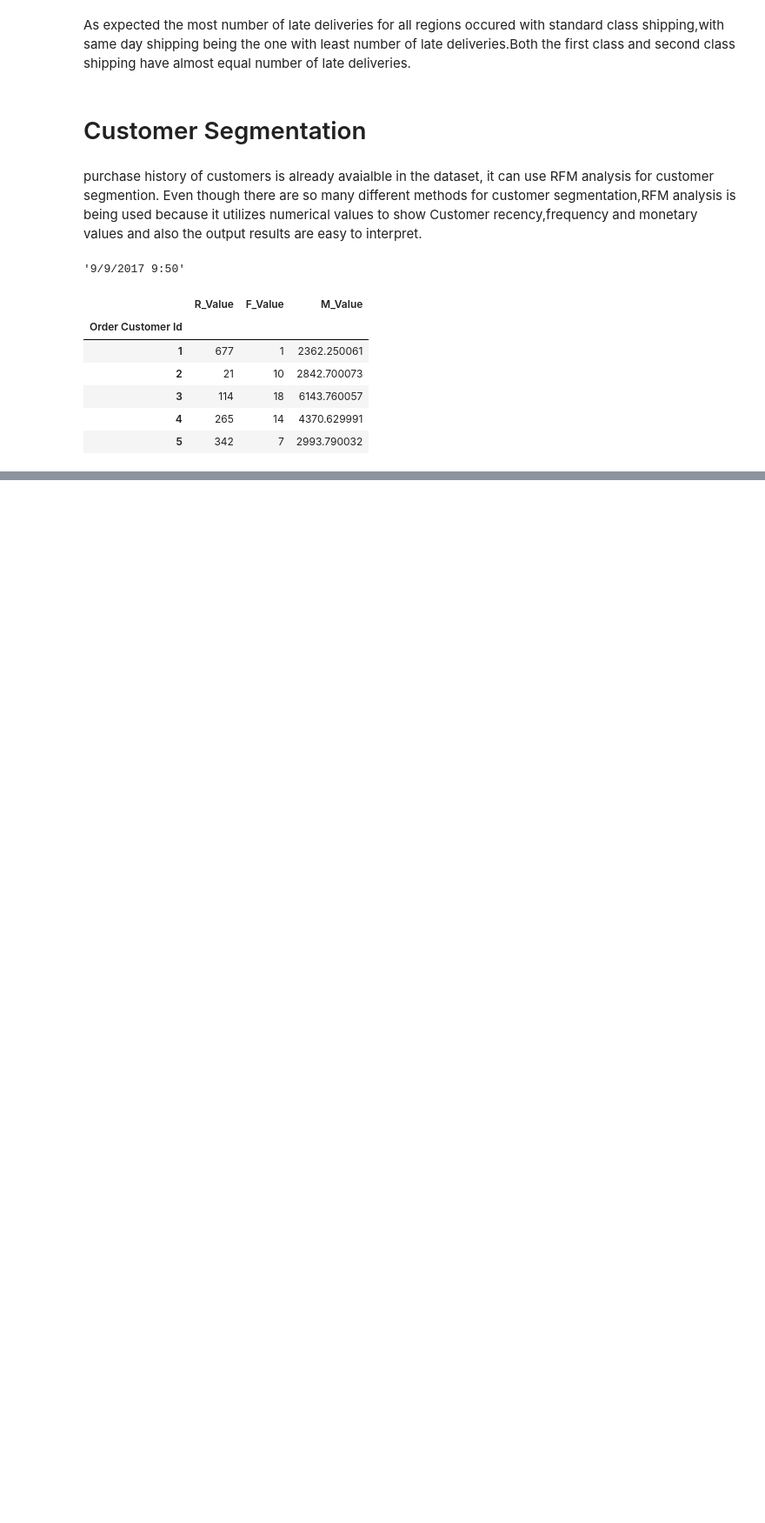
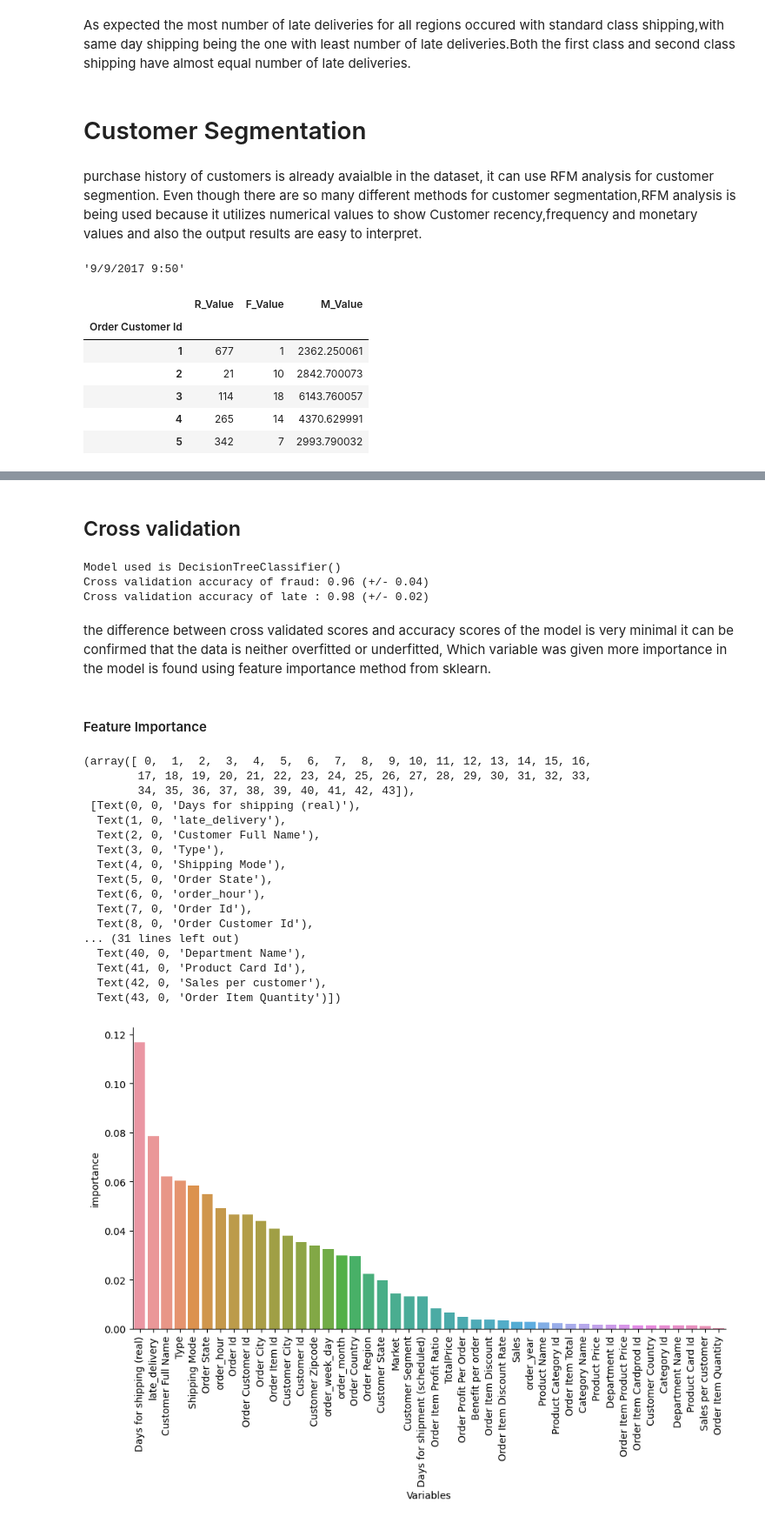
Before and after one commit to YannSko/Portfollio, a Jupyter notebook: Analysis Marketting/Supply_demand/Data&co/Data&Co.ipynb, the cells around one changed output, grey strips where cells are left out. Shown at 87% size. Saved outputs shown, nothing was run; the diff lists cells and outputs as text; code cells hidden in the pictures; blank space fills up the shorter version.

```diff
--- a/Analysis Marketting/Supply_demand/Data&co/Data&Co.ipynb
+++ b/Analysis Marketting/Supply_demand/Data&co/Data&Co.ipynb
@@ -438,0 +643,6 @@ Customer_seg.head()
+# %%
+train_data['fraud'] = np.where(train_data['Order Status'] == 'SUSPECTED_FRAUD', 1, 0)
+train_data['late_delivery']=np.where(train_data['Delivery Status'] == 'Late delivery', 1, 0)
+# %%
+#Dropping columns with repeated values
+train_data.drop(['Delivery Status','Late_delivery_risk','Order Status','order_month_year','order date (DateOrders)'], axis=1, inplace=True)
@@ -438,0 +706,13 @@ Customer_seg.head()
+# %%
+#All columns expect fraud
+xf=train_data.loc[:, train_data.columns != 'fraud']
+#Only fraud column
+yf=train_data['fraud']
+#Splitting the data into two parts in which 80% data will be used for training the model and 20% for testing
+xf_train, xf_test,yf_train,yf_test = train_test_split(xf,yf,test_size = 0.2,random_state = 42)
+#All columns expect fraud
+xl=train_data.loc[:, train_data.columns != 'late_delivery']
+#Only fraud column
+yl=train_data['late_delivery']
+#Splitting the data into two parts in which 80% data will be used for training the model and 20% for testing
+xl_train, xl_test,yl_train,yl_test = train_test_split(xl,yl,test_size = 0.2, random_state = 42)
@@ -438,0 +926,4 @@ Customer_seg.head()
+# %%
+model_f = tree.DecisionTreeClassifier()
+model_l = tree.DecisionTreeClassifier()
+classifiermodel(model_f,model_l,xf_train, xf_test,yf_train,yf_test,xl_train, xl_test,yl_train,yl_test)
@@ -438,0 +985,2 @@ Customer_seg.head()
+# %% [markdown]
+## Cross validation
@@ -438,0 +997,35 @@ Customer_seg.head()
+# %%
+cross_validation_model(model_f,model_l,xf,yf,xl,yl)
+# %% [output]
+Model used is DecisionTreeClassifier()
+Cross validation accuracy of fraud: 0.96 (+/- 0.04)
+Cross validation accuracy of late : 0.98 (+/- 0.02)
+# %% [markdown]
+the difference between cross validated scores and accuracy scores of the model is very minimal it can be confirmed that the data is neither overfitted or underfitted, Which variable was given more importance in the model is found using feature importance method from sklearn.
+# %% [markdown]
+#### Feature Importance
+# %%
+important_col=model_f.feature_importances_.argsort()
+feat_imp=pd.DataFrame({'Variables':xf.columns[important_col],'importance':model_f.feature_importances_[important_col]})
+feat_imp=feat_imp.sort_values(by='importance',ascending=False)
+ax = sns.catplot(x='Variables', y = 'importance', data=feat_imp, height=5, aspect=2,  kind="bar")
+plt.xticks(rotation=90)
+# %% [output]
+(array([ 0,  1,  2,  3,  4,  5,  6,  7,  8,  9, 10, 11, 12, 13, 14, 15, 16,
+        17, 18, 19, 20, 21, 22, 23, 24, 25, 26, 27, 28, 29, 30, 31, 32, 33,
+        34, 35, 36, 37, 38, 39, 40, 41, 42, 43]),
+ [Text(0, 0, 'Days for shipping (real)'),
+  Text(1, 0, 'late_delivery'),
+  Text(2, 0, 'Customer Full Name'),
+  Text(3, 0, 'Type'),
+  Text(4, 0, 'Shipping Mode'),
+  Text(5, 0, 'Order State'),
+  Text(6, 0, 'order_hour'),
+  Text(7, 0, 'Order Id'),
+  Text(8, 0, 'Order Customer Id'),
+... (31 lines left out)
+  Text(40, 0, 'Department Name'),
+  Text(41, 0, 'Product Card Id'),
+  Text(42, 0, 'Sales per customer'),
+  Text(43, 0, 'Order Item Quantity')])
+[figure, added]
```
Also changed, not shown: parts of 82 cells of this notebook.
